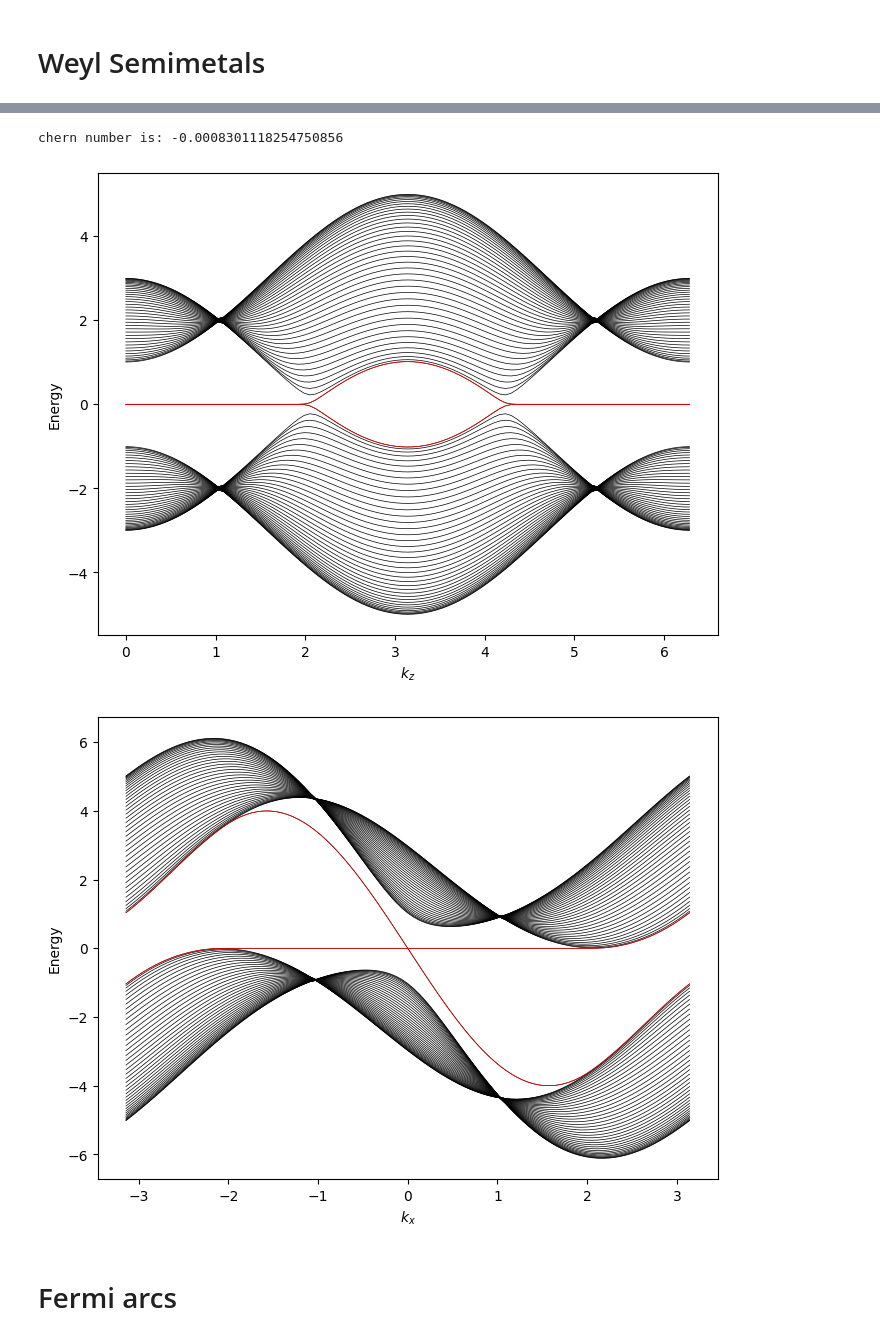
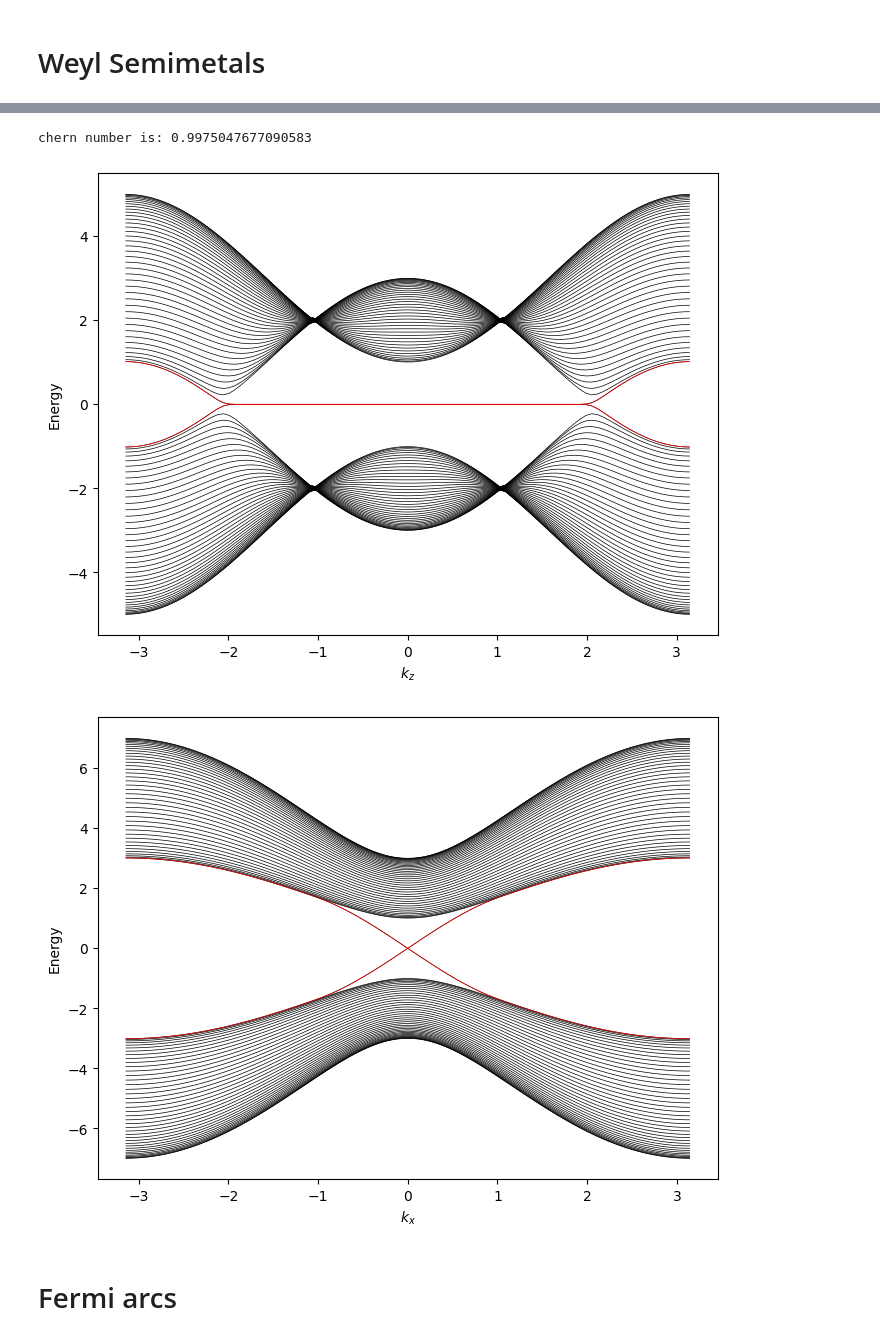
Before and after one commit to gehadibany/topological-phases, a Jupyter notebook: base_codes.ipynb, the cells around one changed output, grey strips where cells are left out. Cells and saved outputs as stored; diff of their text form; code cells hidden in the pictures.

```diff
--- a/base_codes.ipynb
+++ b/base_codes.ipynb
@@ -285,16 +281,15 @@ plt.show()
 # %%
 chern_n = []
-t = 1.0
-t0=1
+t0, t, V = 0, 1, 3
+
 Nk = 99
-kz = 0
-energies = []
-
 
 kx_vals = np.linspace(-np.pi, np.pi, Nk, endpoint=False)
 ky_vals = np.linspace(-np.pi, np.pi, Nk, endpoint=False)
 
+kz = 0
 
+energies = []
 # Compute eigenvectors on grid
 eigvecs = np.zeros((Nk, Nk, 2), dtype=complex)
 for i in range(Nk):
@@ -331,25 +326,23 @@ chern = np.sum(F) / (2 * np.pi)
 
 print ("chern number is:", chern)
 # %% [output]
-chern number is: -0.0008301118254750856
+chern number is: 0.9975047677090583
 # %%
 #Periodic-open
-# Parameters
+
+#Parameters
 L = 40
-kzs = np.linspace(0,2*np.pi, 99)
+t0, t, V=0, 1, 3
+
+kzs = np.linspace(-np.pi,np.pi, 99)
 kx = 0
-V = 3
-t=1
-t0=0
 
+#Hamiltonian and diagonalization
 eigvals_oc_vs_kz = []
-
-# Hamiltonian
 for kz in kzs:
     H0 = (-2*t0*np.sin(kx))*I2 +(2*t*np.sin(kx))* sigma_x + (2*t*np.cos(kz)+2*t*(2-np.cos(kx))-V)* sigma_z
     V0 = -1j*t * sigma_y +t*sigma_z
 
-    # Diagonalization
     H_open = np.zeros((2*L, 2*L), dtype=complex)
     for i in range(L):
         H_open[2*i:2*i+2, 2*i:2*i+2] = H0
@@ -374,50 +367,51 @@ plt.xlabel('$k_z$')
 plt.ylabel('Energy')
 plt.show()
 # %% [output]
-[figure, old version]
+[figure, new version]
 # %%
 #Edge modes
+
 # Parameters
 L = 40
-kz = 3
+t0, t, V = 0,1,3
+
+kz = 0
 kxs = np.linspace(-np.pi,np.pi, 99)
-V = 1
-t=1
-t0=1
+
 
 eigvals_oc_vs_kx = []
 
 # Hamiltonian
 for kx in kxs:
     H0 = (-2*t0*np.sin(kx))*I2 +(2*t*np.sin(kx))* sigma_x + (2*t*np.cos(kz)+2*t*(2-np.cos(kx))-V)* sigma_z
     V0 = -1j*t * sigma_y +t*sigma_z
 
     # Diagonalization
     H_open = np.zeros((2*L, 2*L), dtype=complex)
     for i in range(L):
         H_open[2*i:2*i+2, 2*i:2*i+2] = H0
         if i < L - 1:
             H_open[2*i:2*i+2, 2*(i+1):2*(i+1)+2] = V0
             H_open[2*(i+1):2*(i+1)+2, 2*i:2*i+2] = V0.conj().T
     eigenvals_oc, eigenvecs_oc = np.linalg.eigh(H_open)
     eigvals_oc_vs_kx.append(eigenvals_oc)
 
 eigvals_oc_vs_kx = np.array(eigvals_oc_vs_kx).T
 
 #Plot
 plt.figure(figsize=(8,6))
 for band in eigvals_oc_vs_kx:
     plt.plot(kxs, band, color='black', linewidth=0.5)
 
 mid = L
 for b in [mid-1, mid]:
     plt.plot(kxs, eigvals_oc_vs_kx[b], color='red', linewidth =0.5)
 
 plt.xlabel('$k_x$')
 plt.ylabel('Energy')
 plt.show()
 # %% [output]
-[figure, old version]
+[figure, new version]
 # %% [markdown]
 # Fermi arcs
 # %%
```
Also changed, not shown: parts of 10 cells of this notebook.
